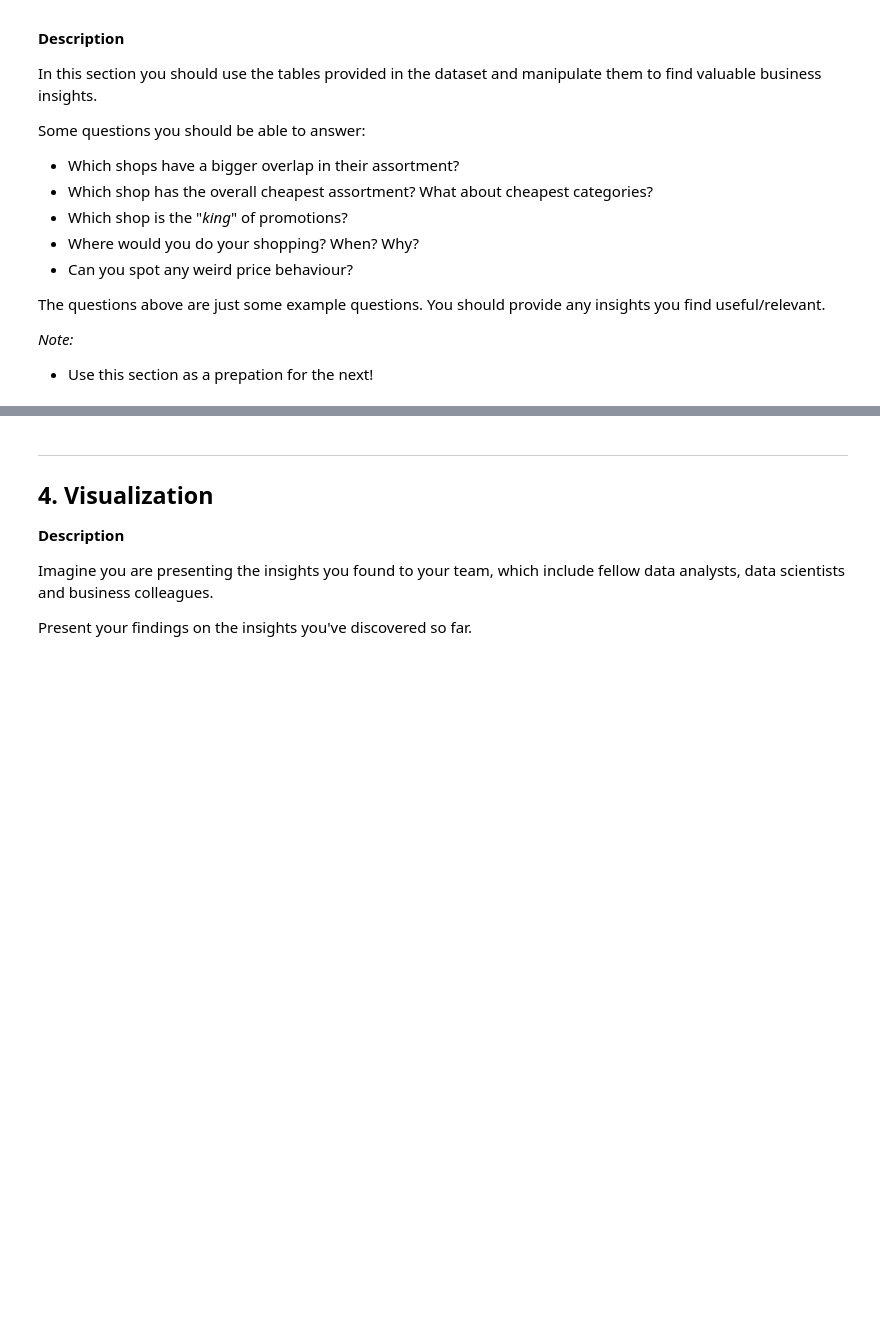
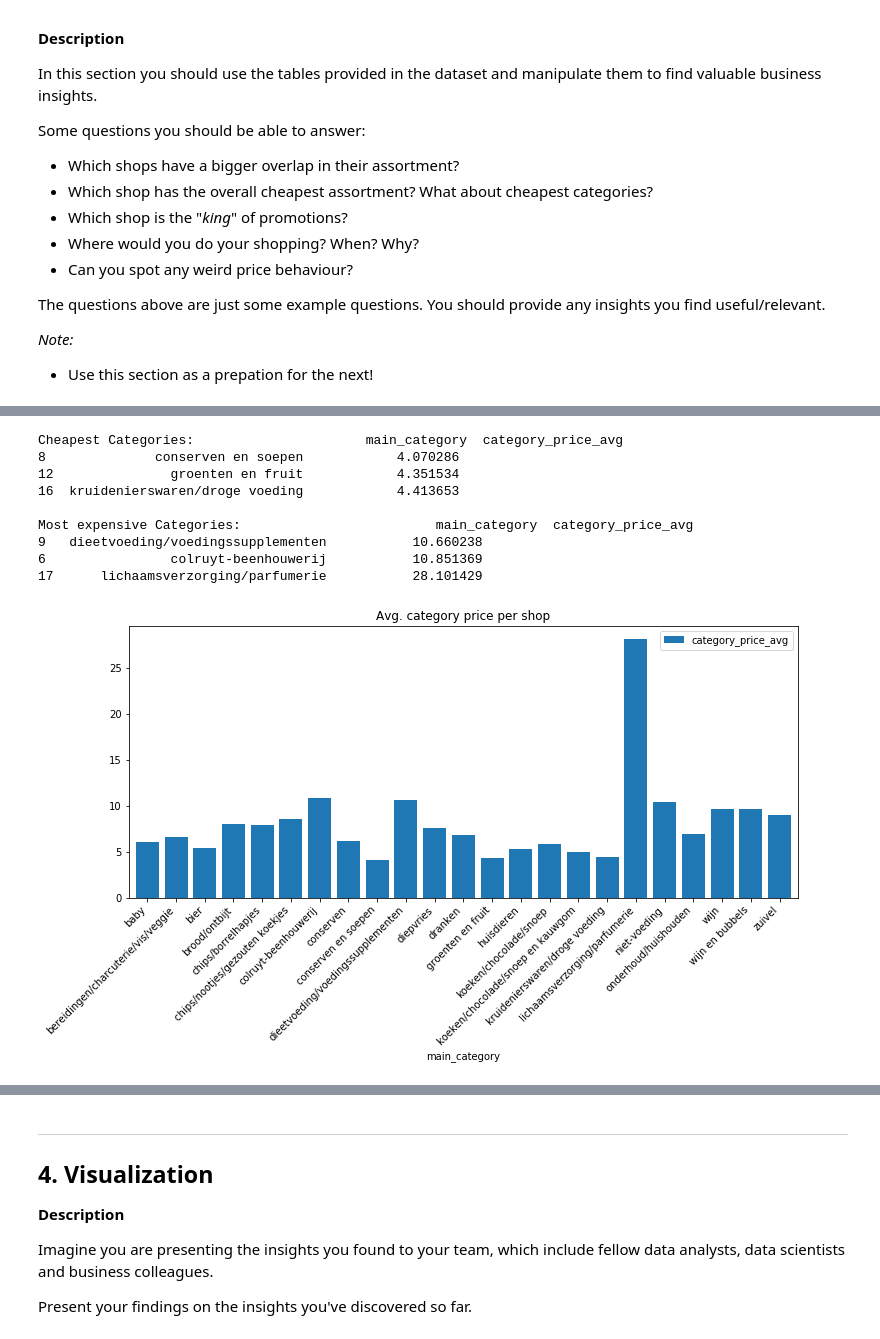
Before and after one commit to sofiarvaz/da_challenge, a Jupyter notebook: da_challenge.ipynb, the cells around one changed output, grey strips where cells are left out. Drawn from its saved outputs; the diff is of its cells as text; code cells hidden in the pictures; blank space fills up the shorter version.

```diff
--- a/da_challenge.ipynb
+++ b/da_challenge.ipynb
@@ -628,0 +774,35 @@ _Note:_
+# %%
+## Merge price and category tables:
+categoryprice_tab = pd.merge(category_tab, price_tab_outliersfree, how='inner', on=['daltix_id', 'shop', 'country'])
+
+## Select columns of interest ('daltix_id','shop','main_category','price') to drop price duplicates (which occur for each date):
+categoryprice_tab_2 = categoryprice_tab[['daltix_id','shop','main_category','price','price_entries','nr_prices']].copy().drop_duplicates(keep='first')
+
+## Determine average cost of products in each 'main_category' (all shop prices included):
+cheapest_categories = categoryprice_tab_2.groupby(['main_category'])['price'].mean().to_frame('category_price_avg').reset_index()
+print('\nCheapest Categories: '+ str(cheapest_categories.sort_values(by='category_price_avg')[:3]))
+print('\nMost expensive Categories: '+ str(cheapest_categories.sort_values(by='category_price_avg')[-3:]))
+
+categories = cheapest_categories.main_category.sort_values().unique()
+
+## Plot avg. category price per shop:
+loc = range(len(categories))
+labels = categories
+fig_category_avgprice, ax = plt.subplots(figsize=(12,5))
+cheapest_categories.plot.bar(ax=ax, x='main_category', y='category_price_avg', alpha=1, title='Avg. category price per shop', width=0.8)
+plt.xticks(loc, labels, rotation=45, horizontalalignment='right')
+plt.show()
+
+## Extra check - See most expensive products
+#categoryprice_tab_2[categoryprice_tab_2.price > 100]
+# %% [output]
+Cheapest Categories:                      main_category  category_price_avg
+8              conserven en soepen            4.070286
+12               groenten en fruit            4.351534
+16  kruidenierswaren/droge voeding            4.413653
+
+Most expensive Categories:                         main_category  category_price_avg
+9   dieetvoeding/voedingssupplementen           10.660238
+6                colruyt-beenhouwerij           10.851369
+17      lichaamsverzorging/parfumerie           28.101429
+[figure, added]
```
Also changed, not shown: parts of 27 cells of this notebook.
